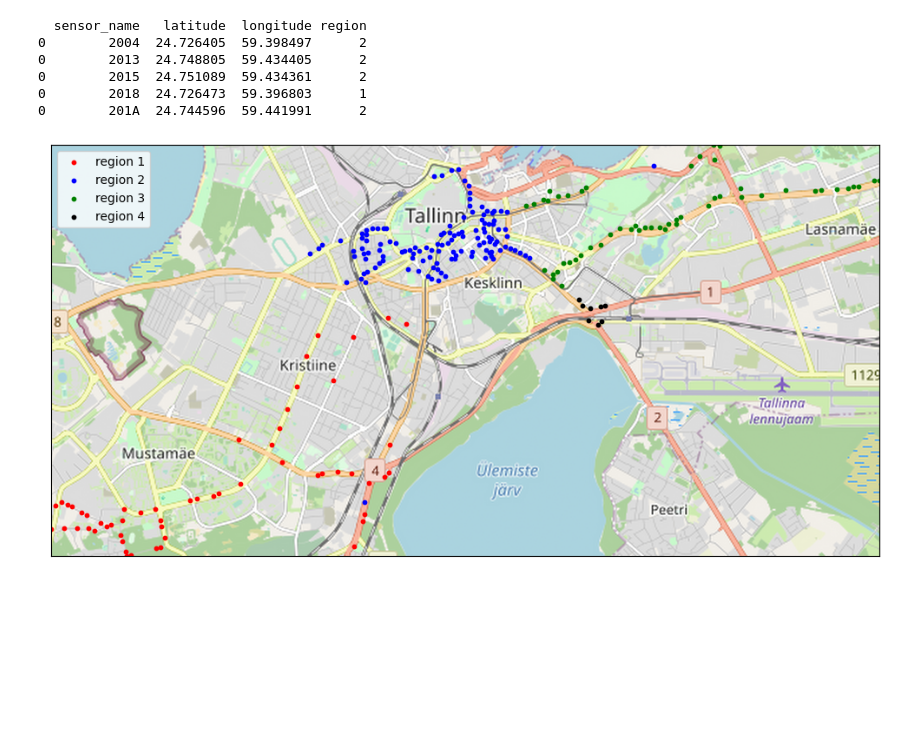
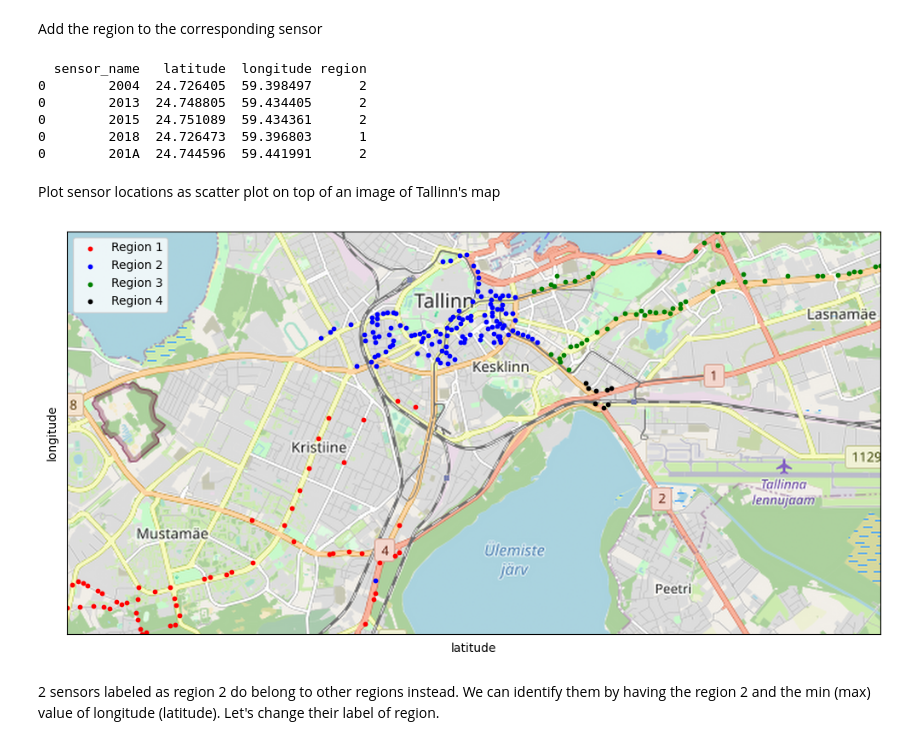
Before and after one commit to fahaerte/LSIES-FinalAssignment, a Jupyter notebook: SensorLocations.ipynb, the cells around one changed output. Saved outputs shown, nothing was run; the diff lists cells and outputs as text; code cells hidden in the pictures; blank space fills up the shorter version.

Commit message:
Minor code adjustments, minor data preprocessing added, data exploration

```diff
--- a/SensorLocations.ipynb
+++ b/SensorLocations.ipynb
@@ -21,6 +19,8 @@ with open('./data/' + csv_file_name, 'r') as read_obj:
         sensor_df = pd.concat([sensor_df, data_df])
 
 sensor_df = sensor_df.dropna()
+# %% [markdown]
+Add the region to the corresponding sensor
 # %%
 folders = ['region_1_mustamäe_kristiine', 'region_2_data_kesklinn', 'region_3_kadriorg_lasnamäe', 'region_4_ülemiste']
 
@@ -38,35 +38,48 @@ print(sensor_df.head())
 0        2015  24.751089  59.434361      2
 0        2018  24.726473  59.396803      1
 0        201A  24.744596  59.441991      2
+# %% [markdown]
+Plot sensor locations as scatter plot on top of an image of Tallinn's map
 # %%
-tallinn_map = plt.imread('data/map.png')
+def plot_sensor_positions(df, all_regions):
 
-image_width = tallinn_map.shape[1] / 100 * 2
-image_height = tallinn_map.shape[0] / 100 * 2
-fig, ax = plt.subplots(figsize=(image_width, image_height))
+    tallinn_map = plt.imread('data/map.png')
 
-lon_min = sensor_df['longitude'].min()
-lon_max = sensor_df['longitude'].max()
-lat_min = sensor_df['latitude'].min()
-lat_max = sensor_df['latitude'].max()
+    image_width = tallinn_map.shape[1] / 100 * 2
+    image_height = tallinn_map.shape[0] / 100 * 2
 
-colors = ['red', 'blue', 'green', 'black']
-regions = sensor_df['region'].sort_values().unique()
+    lon_min = df['longitude'].min()
+    lon_max = df['longitude'].max()
+    lat_min = df['latitude'].min()
+    lat_max = df['latitude'].max()
 
-# Create basemap with specified boundaries
-m = Basemap(projection='merc', resolution='h',
-            llcrnrlon=lat_min, llcrnrlat=lon_min,
-            urcrnrlon=lat_max, urcrnrlat=lon_max)
-m.imshow(tallinn_map, interpolation='lanczos', origin='upper')
+    colors = ['red', 'blue', 'green', 'black']
 
-# Plot sensor locations
-for i, region in enumerate(regions):
-    x, y = m(sensor_df[sensor_df['region'] == region]['latitude'].values, sensor_df[sensor_df['region'] == region]['longitude'].values)
-    m.scatter(x, y, c=colors[i], marker='o', s=10)
+    fig, ax = plt.subplots(figsize=(image_width, image_height))
 
-regions = ["region " + str(r) for r in regions]
-ax.legend(regions)
+    # Create basemap with specified boundaries
+    m = Basemap(projection='merc', resolution='h',
+                llcrnrlon=lat_min, llcrnrlat=lon_min,
+                urcrnrlon=lat_max, urcrnrlat=lon_max)
+    m.imshow(tallinn_map, interpolation='lanczos', origin='upper')
 
-plt.show()
+    # Plot sensor locations
+    for i, r in enumerate(all_regions):
+        x, y = m(df[df['region'] == r]['latitude'].values, df[df['region'] == r]['longitude'].values)
+        m.scatter(x, y, c=colors[i], marker='o', s=10)
+
+    ax.set_xlabel('latitude')
+    ax.set_ylabel('longitude')
+
+    legend = ["Region " + str(r) for r in all_regions]
+    ax.legend(legend)
+
+    plt.show()
-# %% [output]
-[figure, removed]
+# %%
+regions = sensor_df['region'].sort_values().unique()
+
+plot_sensor_positions(sensor_df, regions)
+# %% [output]
+[figure, added]
+# %% [markdown]
+2 sensors labeled as region 2 do belong to other regions instead. We can identify them by having the region 2 and the min (max) value of longitude (latitude). Let's change their label of region.
```
Also changed, not shown: parts of 8 cells of this notebook.
